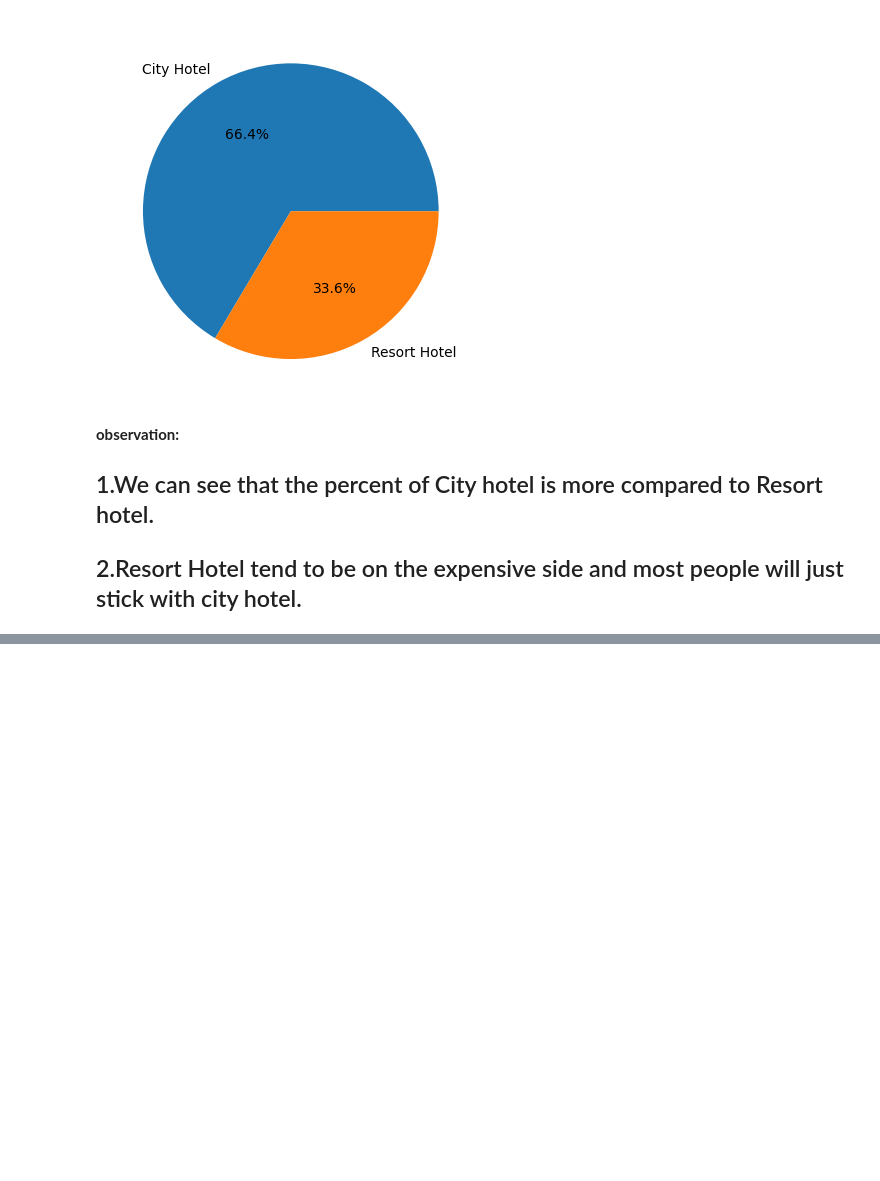
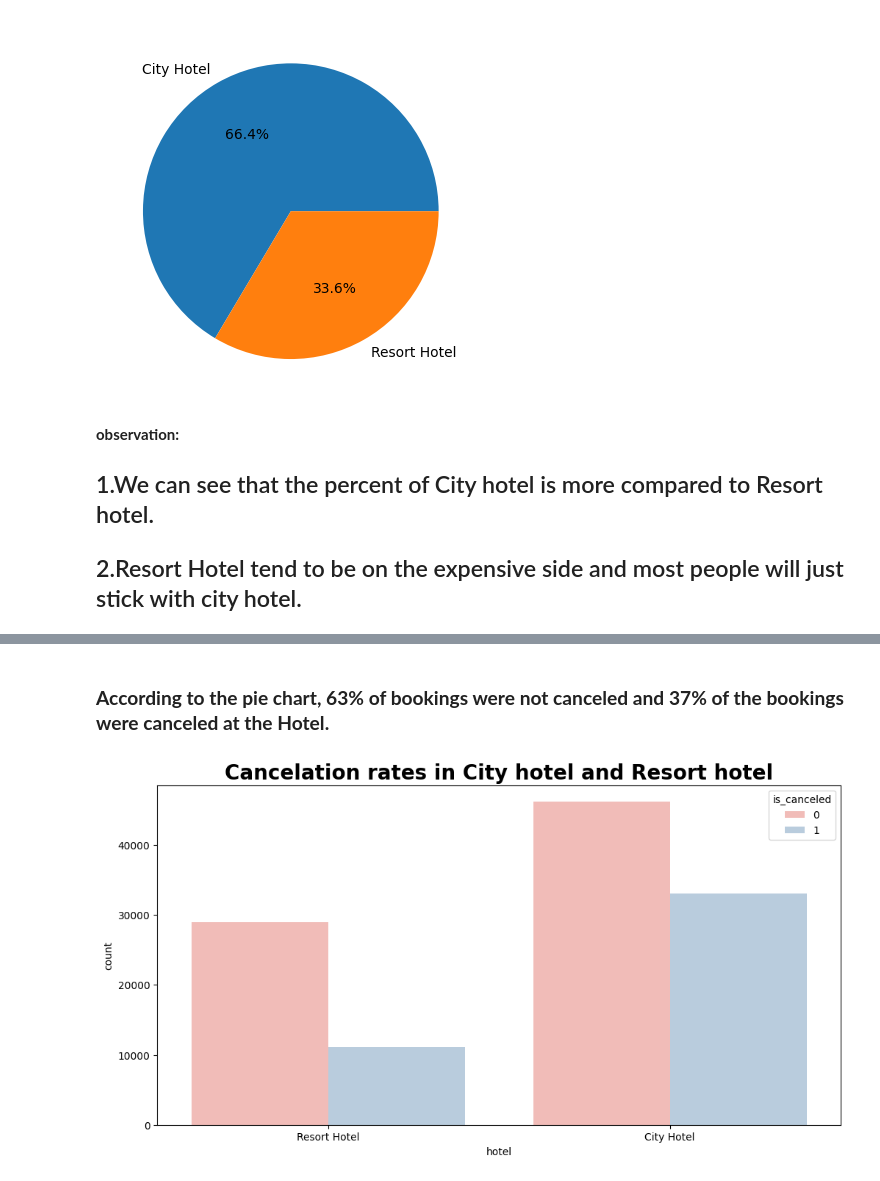
Before and after one commit to Mohan1-2/Hotel_Booking_Analysis_EDA, a Jupyter notebook: Hotel_Booking_Analysis_EDA.ipynb, the cells around one changed output, grey strips where cells are left out. Drawn from its saved outputs; the diff is of its cells as text; code cells hidden in the pictures; blank space fills up the shorter version.

```diff
--- a/Hotel_Booking_Analysis_EDA.ipynb
+++ b/Hotel_Booking_Analysis_EDA.ipynb
@@ -221,0 +416,10 @@ plt.pie(city_num,labels=resort_num,autopct='%1.1f%%')
+# %% [markdown]
+### **According to the pie chart, 63% of bookings were not canceled and 37% of the bookings were canceled at the Hotel.**
+# %%
+plt.figure(figsize=(12, 6))
+
+sns.countplot(x='hotel',hue="is_canceled", data=df,palette='Pastel1')
+plt.title("Cancelation rates in City hotel and Resort hotel",fontweight="bold", size=20)
+plt.show()
+# %% [output]
+[figure, added]
```
Also changed, not shown: parts of 71 cells of this notebook.
